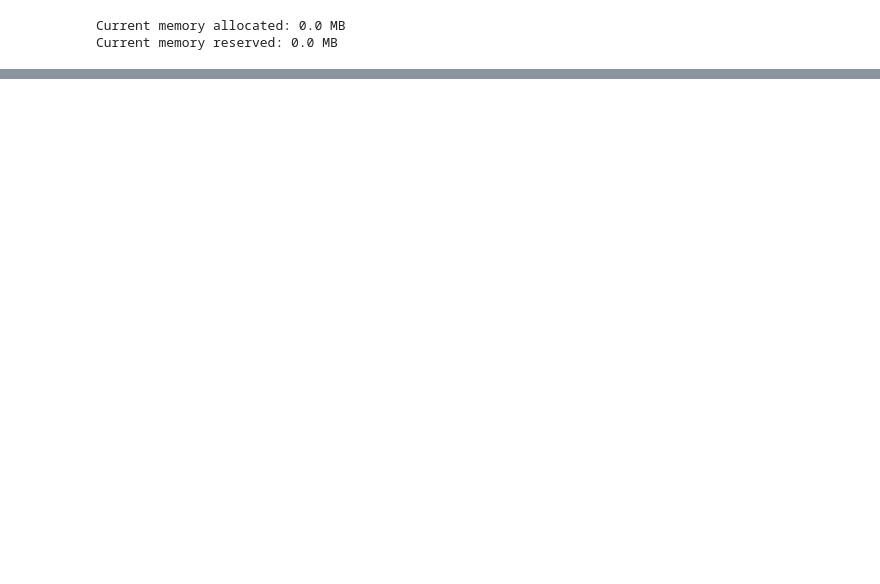
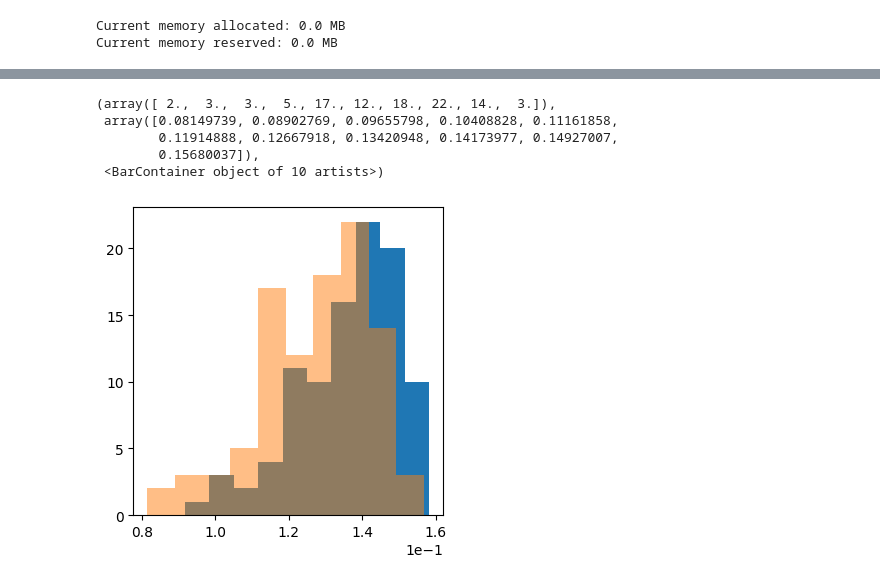
Before and after one commit to langosco/meta-transformer, a Jupyter notebook: notebooks/torch-utils-loading-checkpoints.ipynb, the cells around one changed output, grey strips where cells are left out. Cells and saved outputs as stored; diff of their text form; code cells hidden in the pictures; blank space fills up the shorter version.

```diff
--- a/notebooks/torch-utils-loading-checkpoints.ipynb
+++ b/notebooks/torch-utils-loading-checkpoints.ipynb
@@ -252,0 +145,15 @@ if stop_training:
+# %%
+plt.figure(figsize=(4,4))
+plt.locator_params(nbins=5)
+plt.ticklabel_format(style='sci', axis='x', scilimits=(0,0))
+plt.hist(stds)
+plt.hist(tar_stds, alpha=0.5)
+
+#plt.xscale("log")
+# %% [output]
+(array([ 2.,  3.,  3.,  5., 17., 12., 18., 22., 14.,  3.]),
+ array([0.08149739, 0.08902769, 0.09655798, 0.10408828, 0.11161858,
+        0.11914888, 0.12667918, 0.13420948, 0.14173977, 0.14927007,
+        0.15680037]),
+ <BarContainer object of 10 artists>)
+[figure, added]
```
Also changed, not shown: parts of 26 cells of this notebook, 1 other file.
